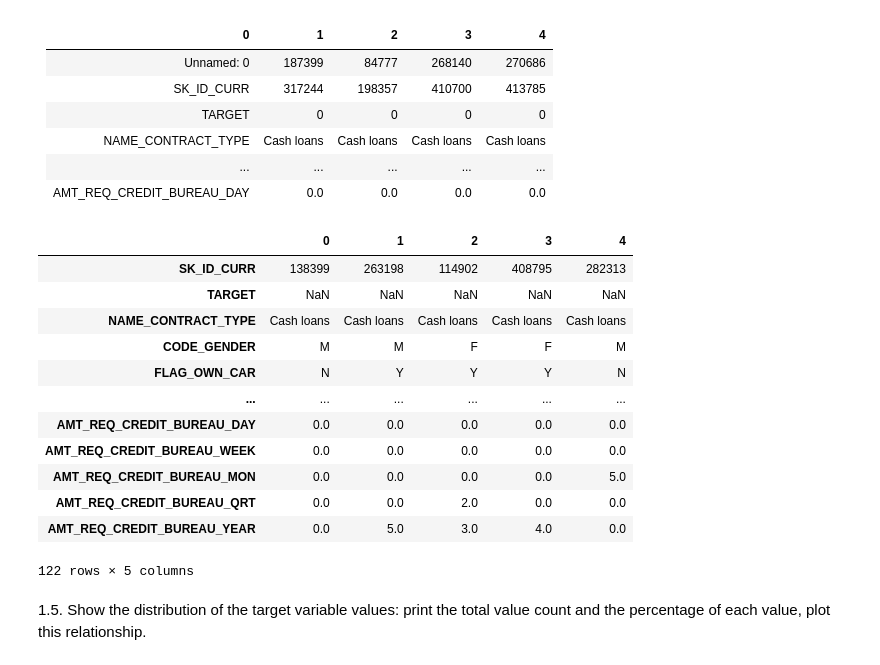
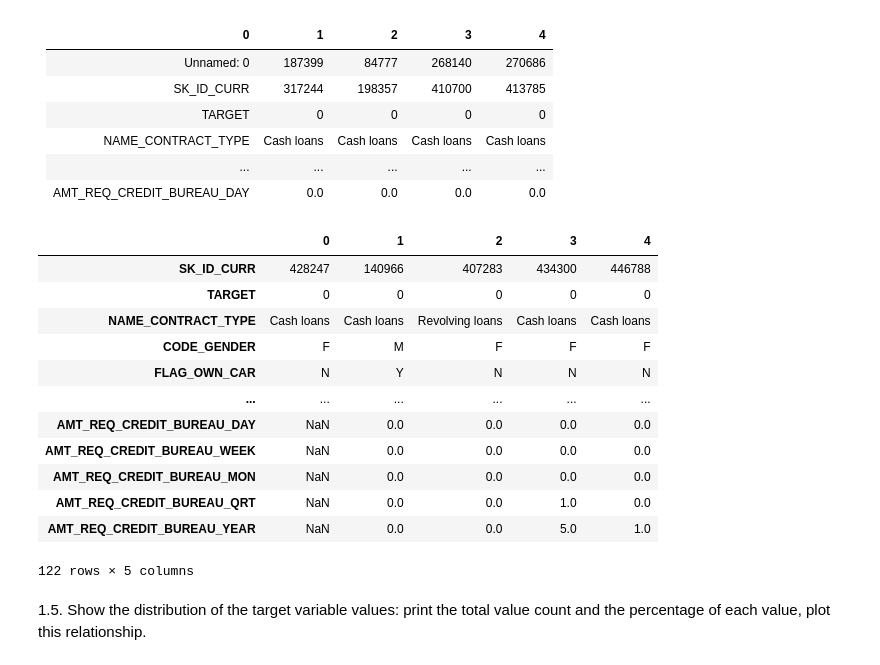
Before and after one commit to Dotto-Luis/Projects, a Jupyter notebook: Finance/Home_credit_default_risk/AnyoneAI - Sprint Project 02.ipynb, the cells around one changed output. Cells and saved outputs as stored; diff of their text form; code cells hidden in the pictures.

```diff
--- a/Finance/Home_credit_default_risk/AnyoneAI - Sprint Project 02.ipynb
+++ b/Finance/Home_credit_default_risk/AnyoneAI - Sprint Project 02.ipynb
@@ -123,22 +123,22 @@ AMT_REQ_CREDIT_BUREAU_DAY|0.0|0.0|0.0|0.0|0.0
 # %%
 ### TODO Complete in this cell: show first 5 records in a transposed table
 
-dft = pd.DataFrame(app_test)
+dft = pd.DataFrame(app_train)
 dfth = dft.head()
 dfth.T
 # %% [output]
 |  | 0 | 1 | 2 | 3 | 4 |
-| SK_ID_CURR | 138399 | 263198 | 114902 | 408795 | 282313 |
-| TARGET | NaN | NaN | NaN | NaN | NaN |
-| NAME_CONTRACT_TYPE | Cash loans | Cash loans | Cash loans | Cash loans | Cash loans |
-| CODE_GENDER | M | M | F | F | M |
-| FLAG_OWN_CAR | N | Y | Y | Y | N |
+| SK_ID_CURR | 428247 | 140966 | 407283 | 434300 | 446788 |
+| TARGET | 0 | 0 | 0 | 0 | 0 |
+| NAME_CONTRACT_TYPE | Cash loans | Cash loans | Revolving loans | Cash loans | Cash loans |
+| CODE_GENDER | F | M | F | F | F |
+| FLAG_OWN_CAR | N | Y | N | N | N |
 | ... | ... | ... | ... | ... | ... |
-| AMT_REQ_CREDIT_BUREAU_DAY | 0.0 | 0.0 | 0.0 | 0.0 | 0.0 |
-| AMT_REQ_CREDIT_BUREAU_WEEK | 0.0 | 0.0 | 0.0 | 0.0 | 0.0 |
-| AMT_REQ_CREDIT_BUREAU_MON | 0.0 | 0.0 | 0.0 | 0.0 | 5.0 |
-| AMT_REQ_CREDIT_BUREAU_QRT | 0.0 | 0.0 | 2.0 | 0.0 | 0.0 |
-| AMT_REQ_CREDIT_BUREAU_YEAR | 0.0 | 5.0 | 3.0 | 4.0 | 0.0 |
+| AMT_REQ_CREDIT_BUREAU_DAY | NaN | 0.0 | 0.0 | 0.0 | 0.0 |
+| AMT_REQ_CREDIT_BUREAU_WEEK | NaN | 0.0 | 0.0 | 0.0 | 0.0 |
+| AMT_REQ_CREDIT_BUREAU_MON | NaN | 0.0 | 0.0 | 0.0 | 0.0 |
+| AMT_REQ_CREDIT_BUREAU_QRT | NaN | 0.0 | 0.0 | 1.0 | 0.0 |
+| AMT_REQ_CREDIT_BUREAU_YEAR | NaN | 0.0 | 0.0 | 5.0 | 1.0 |
 122 rows × 5 columns
 # %% [markdown]
 1.5. Show the distribution of the target variable values: print the total value count and the percentage of each value, plot this relationship.
```
Also changed, not shown: parts of 9 cells of this notebook.
